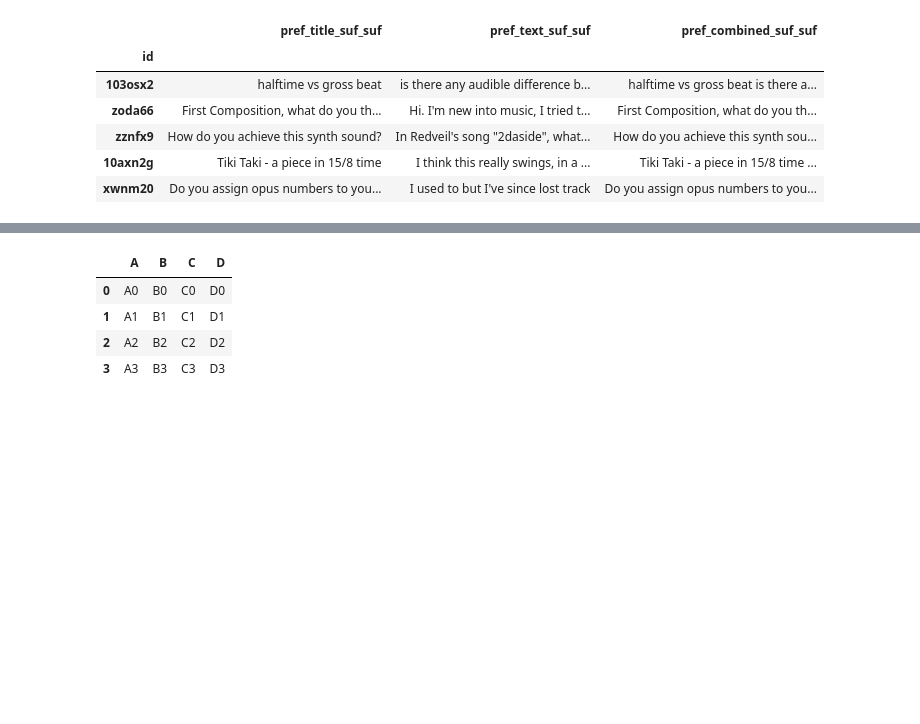
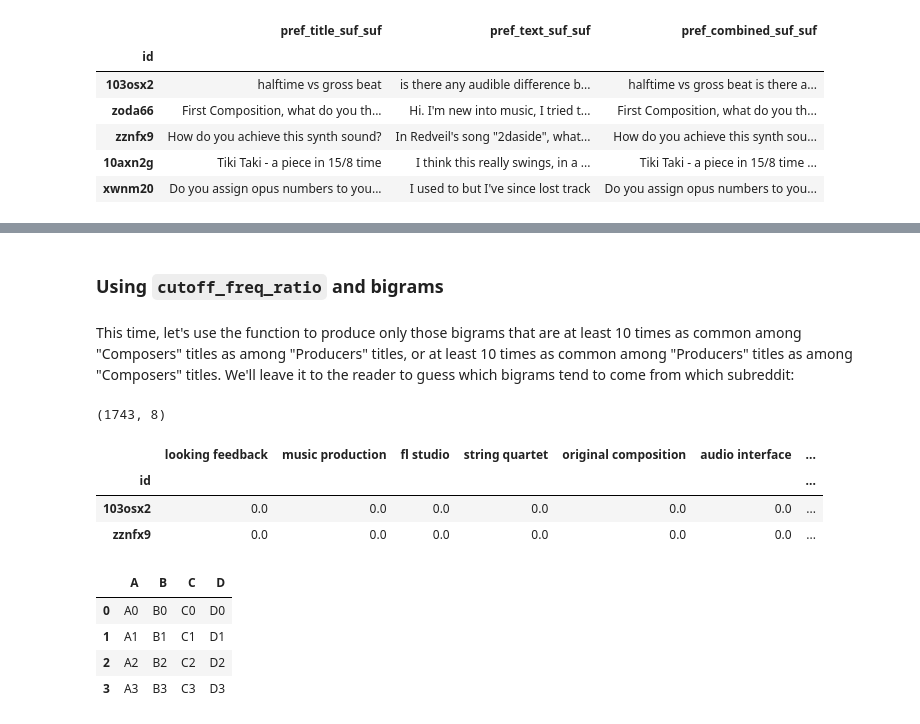
Before and after one commit to simonlazarus/Classifying-Music-Makers-from-Message-Data, a Jupyter notebook: code/04_modeling.ipynb, the cells around one changed output, grey strips where cells are left out. Cells and saved outputs as stored; diff of their text form; code cells hidden in the pictures; blank space fills up the shorter version.

```diff
--- a/code/04_modeling.ipynb
+++ b/code/04_modeling.ipynb
@@ -556,3 +684,24 @@ IndentationError: unexpected indent (3754346368.py, line 117)
+# %% [markdown]
+### Using `cutoff_freq_ratio` and bigrams
+# %% [markdown]
+This time, let's use the function to produce only those bigrams that are at least 10 times as common among "Composers" titles as among "Producers" titles, or at least 10 times as common among "Producers" titles as among "Composers" titles.  We'll leave it to the reader to guess which bigrams tend to come from which subreddit:
+# %%
+result3 = fr_transform(X, y,
+                       cutoff_freq_ratio = 10,
+                     cvec_kwargs={'stop_words' : stopwords.words('english'),
+                     'preprocessor' : (lambda x : url_preprocessor(x)),
+                     'min_df' : .01,
+                     'ngram_range' : (2,2)
+             })
+
+print(result3.shape)
+result3.head(2)
+# %% [output]
+(1743, 8)
+|  | looking feedback | music production | fl studio | string quartet | original composition | audio interface | ... |
+| id |  |  |  |  |  |  | ... |
+| 103osx2 | 0.0 | 0.0 | 0.0 | 0.0 | 0.0 | 0.0 | ... |
+| zznfx9 | 0.0 | 0.0 | 0.0 | 0.0 | 0.0 | 0.0 | ... |
 # %%
 df1 = pd.DataFrame(
     {
```
Also changed, not shown: parts of 15 cells of this notebook.
